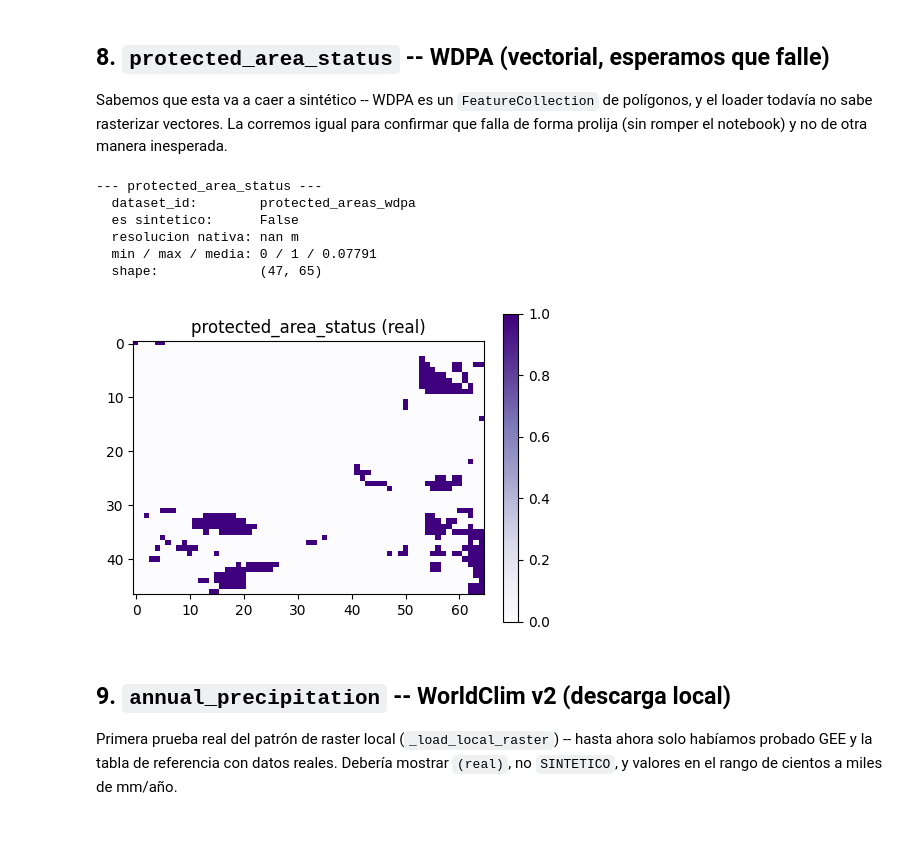
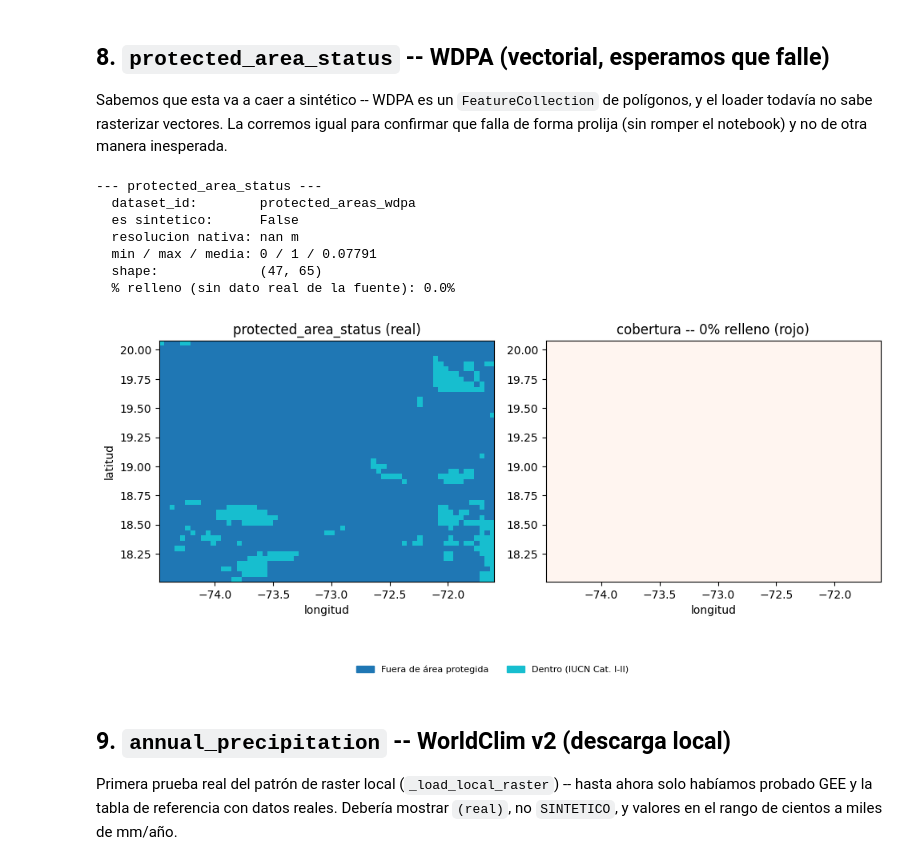
Before and after one commit to dagudelo30/nbs-ruralscan, a Jupyter notebook: pipeline/notebooks/agroforestry_hti_variable_audit.ipynb, the cells around one changed output. Saved outputs shown, nothing was run; the diff lists cells and outputs as text; code cells hidden in the pictures; blank space fills up the shorter version.

```diff
--- a/pipeline/notebooks/agroforestry_hti_variable_audit.ipynb
+++ b/pipeline/notebooks/agroforestry_hti_variable_audit.ipynb
@@ -211,15 +263,17 @@ Sabemos que esta va a caer a sintético -- WDPA es un `FeatureCollection` de pol
 loader todavía no sabe rasterizar vectores. La corremos igual para confirmar que falla de forma
 prolija (sin romper el notebook) y no de otra manera inesperada.
 # %%
-wdpa_da, wdpa_audit = audit_variable("protected_area_status", cmap="Purples")
+WDPA_LABELS = {0: "Fuera de área protegida", 1: "Dentro (IUCN Cat. I-II)"}
+wdpa_da, wdpa_audit = audit_variable("protected_area_status", class_labels=WDPA_LABELS)
 # %% [output]
 --- protected_area_status ---
   dataset_id:        protected_areas_wdpa
   es sintetico:      False
   resolucion nativa: nan m
   min / max / media: 0 / 1 / 0.07791
   shape:             (47, 65)
+  % relleno (sin dato real de la fuente): 0.0%
-[figure, old version]
+[figure, new version]
 # %% [markdown]
 ## 9. `annual_precipitation` -- WorldClim v2 (descarga local)
 Primera prueba real del patrón de raster local (`_load_local_raster`) -- hasta ahora solo
```
Also changed, not shown: parts of 13 cells of this notebook, 2 other files.
